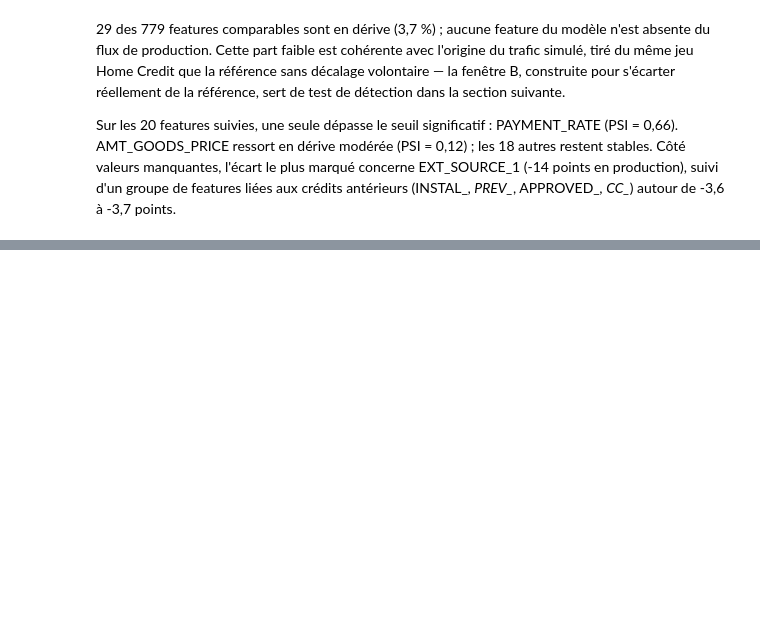
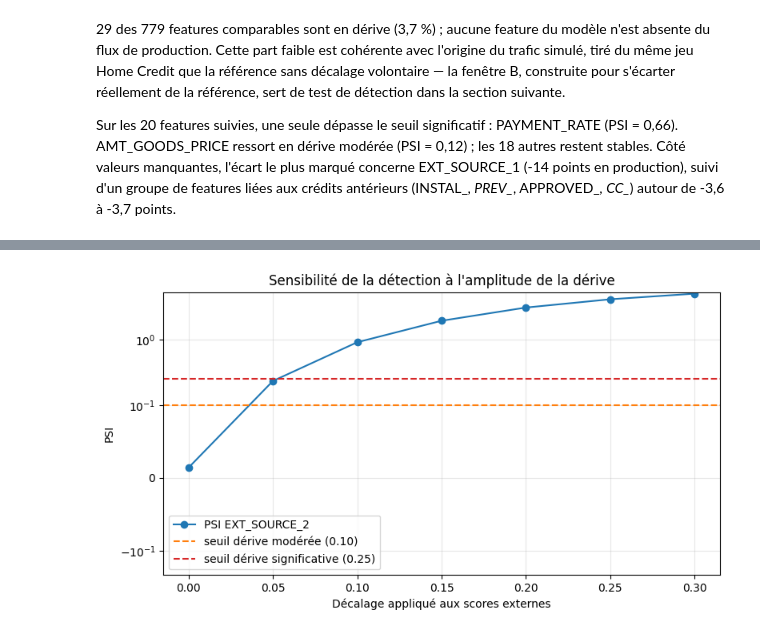
Before and after one commit to clemlre/credit-scoring-mlops, a Jupyter notebook: notebooks/07_data_drift.ipynb, the cells around one changed output, grey strips where cells are left out. Saved outputs shown, nothing was run; the diff lists cells and outputs as text; code cells hidden in the pictures; blank space fills up the shorter version.

Commit message:
feat(monitoring): démontrer la détection sur une dérive provoquée

```diff
--- a/notebooks/07_data_drift.ipynb
+++ b/notebooks/07_data_drift.ipynb
@@ -355,0 +367,17 @@ restent stables. Côté valeurs manquantes, l'écart le plus marqué concerne EX
+# %%
+# Fenêtre B : trafic réellement passé par l'API avec les scores externes décalés.
+COLONNES_DECALEES = [c for c in FEATURES_SUIVIES if c.startswith("EXT_SOURCE")]
+
+psi_scenario = psi_par_colonne(reference, fenetre_b, FEATURES_SUIVIES)
+comparaison = pd.DataFrame({
+    "psi_fenetre_a": psi_baseline.round(4),
+    "psi_fenetre_b": psi_scenario[psi_baseline.index].round(4),
+})
+comparaison["bande_b"] = comparaison["psi_fenetre_b"].map(bande)
+
+print(f"Colonnes décalées dans la fenêtre B : {COLONNES_DECALEES}")
+print()
+print(comparaison.loc[COLONNES_DECALEES])
+print()
+print("Ensemble des features suivies :")
+print(comparaison)
@@ -355,0 +443,19 @@ restent stables. Côté valeurs manquantes, l'écart le plus marqué concerne EX
+# %%
+# PSI d'EXT_SOURCE_2 en fonction de l'amplitude du décalage.
+fig, ax = plt.subplots(figsize=(8, 4.5))
+ax.plot(balayage["decalage"], balayage["psi_ext_source_2"],
+        marker="o", color="#1f77b4", label="PSI EXT_SOURCE_2")
+ax.axhline(SEUIL_STABLE, color="#ff7f0e", linestyle="--",
+           label=f"seuil dérive modérée ({SEUIL_STABLE:.2f})")
+ax.axhline(SEUIL_SIGNIFICATIF, color="#d62728", linestyle="--",
+           label=f"seuil dérive significative ({SEUIL_SIGNIFICATIF:.2f})")
+ax.set_xlabel("Décalage appliqué aux scores externes")
+ax.set_ylabel("PSI")
+ax.set_title("Sensibilité de la détection à l'amplitude de la dérive")
+ax.set_yscale("symlog", linthresh=0.1)
+ax.legend()
+ax.grid(alpha=0.3)
+fig.tight_layout()
+plt.show()
+# %% [output]
+[figure, added]
```
Also changed, not shown: parts of 4 cells of this notebook.
